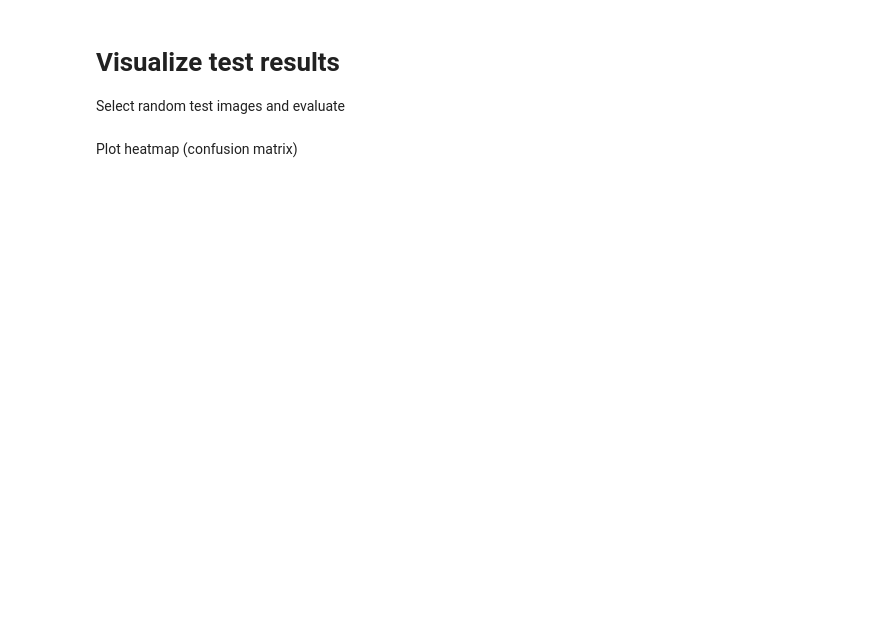
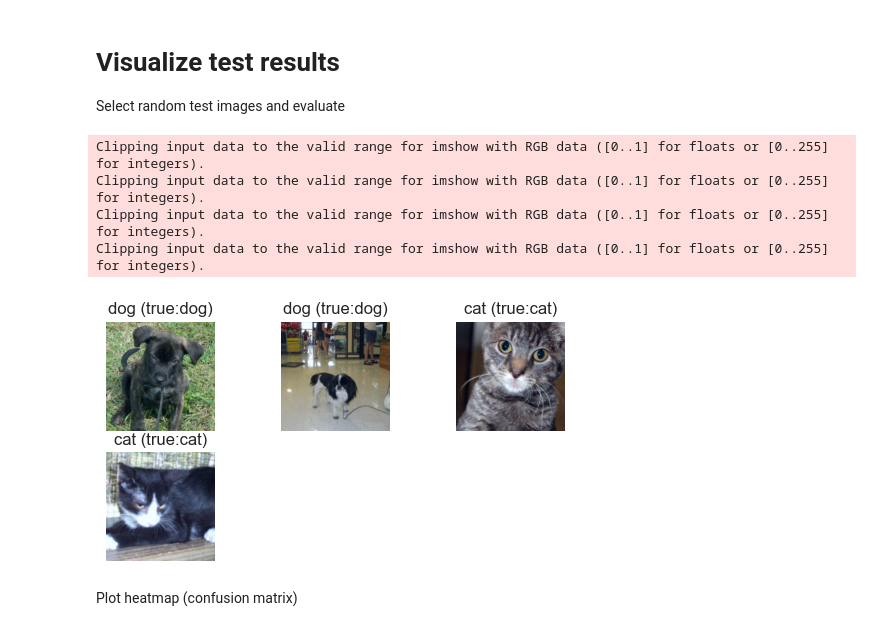
Before and after one commit to Kwak-Jin/DLIP, a Jupyter notebook: DLIP_Python/Exercise/Assignment_PyTorch_T3_3_21900031_JinKwak.ipynb, the cells around one changed output. Cells and saved outputs as stored; diff of their text form; code cells hidden in the pictures; blank space fills up the shorter version.

```diff
--- a/DLIP_Python/Exercise/Assignment_PyTorch_T3_3_21900031_JinKwak.ipynb
+++ b/DLIP_Python/Exercise/Assignment_PyTorch_T3_3_21900031_JinKwak.ipynb
@@ -118,0 +129,13 @@ Use DataLoader to make dataset iterable.
+# %%
+training_data = torchvision.datasets.ImageFolder(os.path.join(data_dir, 'train'), transform=transform['train'])
+test_data = torchvision.datasets.ImageFolder(os.path.join(data_dir, 'test'), transform=transform['val'])
+
+batch_size = 4
+
+train_dataloader = torch.utils.data.DataLoader(training_data, batch_size=batch_size, shuffle=True)
+test_dataloader = torch.utils.data.DataLoader(test_data, batch_size=batch_size, shuffle=True)
+
+for X, y in test_dataloader:
+    print(f"Shape of X [N, C, H, W]: {X.shape}  X data type  {X.dtype}")
+    print(f"Shape of Y: {y.shape} Y data type {y.dtype}")
+    break
@@ -133,2 +157,5 @@ Use DataLoader to make dataset iterable.
+# %%
+loss_fn = nn.CrossEntropyLoss()
+optimizer = torch.optim.SGD(model_ft.parameters(), lr=0.001, momentum=0.9, weight_decay=5e-4)
 # %% [markdown]
 # Train and Test the model
@@ -136,0 +162,8 @@ Use DataLoader to make dataset iterable.
+# %%
+### ADD YOUR CODE HERE
+epochs = 2
+for t in range(epochs):
+    print(f"Epoch {t+1}\n-------------------------------")
+    train(train_dataloader, model_ft, loss_fn, optimizer, device, 100)
+    test(test_dataloader, model_ft, loss_fn, device)
+print("Done!")
@@ -143,2 +209,29 @@ Select random test images and evaluate
+# %%
+# Get some random test  images // BatchSize at a time
+dataiter = iter(test_dataloader)
+images, labels = next(dataiter)
+
+images = images.to(device)
+labels = labels.to(device)
+
+with torch.no_grad():
+    pred = model_ft(images)
+    _, predicted = torch.max(pred.data, 1);
+
+figure = plt.figure()
+N_image = min(batch_size, 9)
+classification = ['cat','dog']
+for index in range(N_image):
+    plt.subplot(3, 3, index+1)
+    plt.axis('off')
+    plt.title(f"Ground Truth: {classification[labels[index]]}")
+    plt.title(f"{classification[predicted[index].item()]} (true:{classification[labels[index]]})")
+    plt.imshow(np.transpose((images[index] * 0.224  + 0.456).cpu().numpy().squeeze(), (1, 2, 0)))
+# %% [output]
+Clipping input data to the valid range for imshow with RGB data ([0..1] for floats or [0..255] for integers).
+Clipping input data to the valid range for imshow with RGB data ([0..1] for floats or [0..255] for integers).
+Clipping input data to the valid range for imshow with RGB data ([0..1] for floats or [0..255] for integers).
+Clipping input data to the valid range for imshow with RGB data ([0..1] for floats or [0..255] for integers).
+[figure, added]
 # %% [markdown]
 Plot heatmap (confusion matrix)
```
Also changed, not shown: parts of 12 cells of this notebook, 7 other files.
